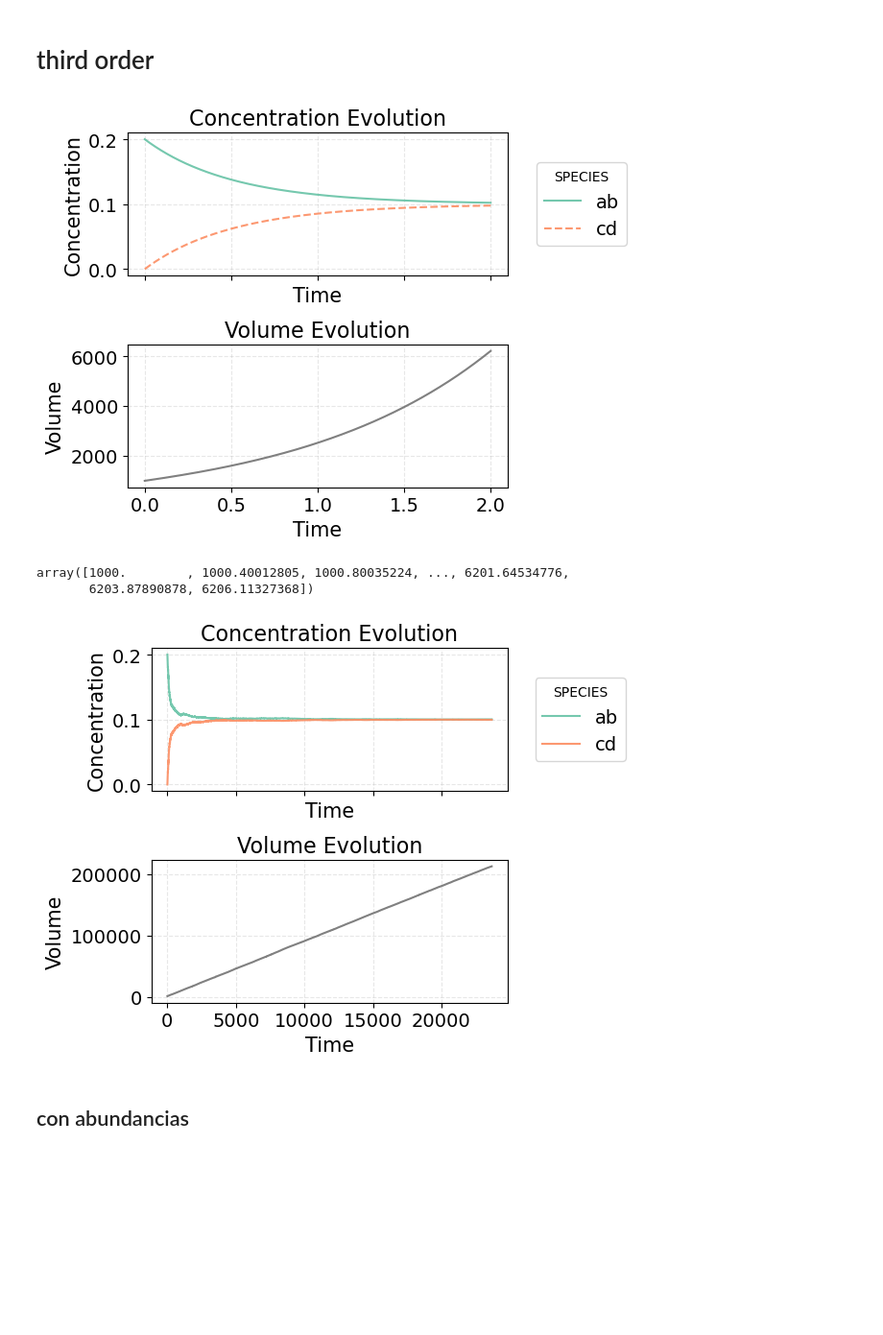
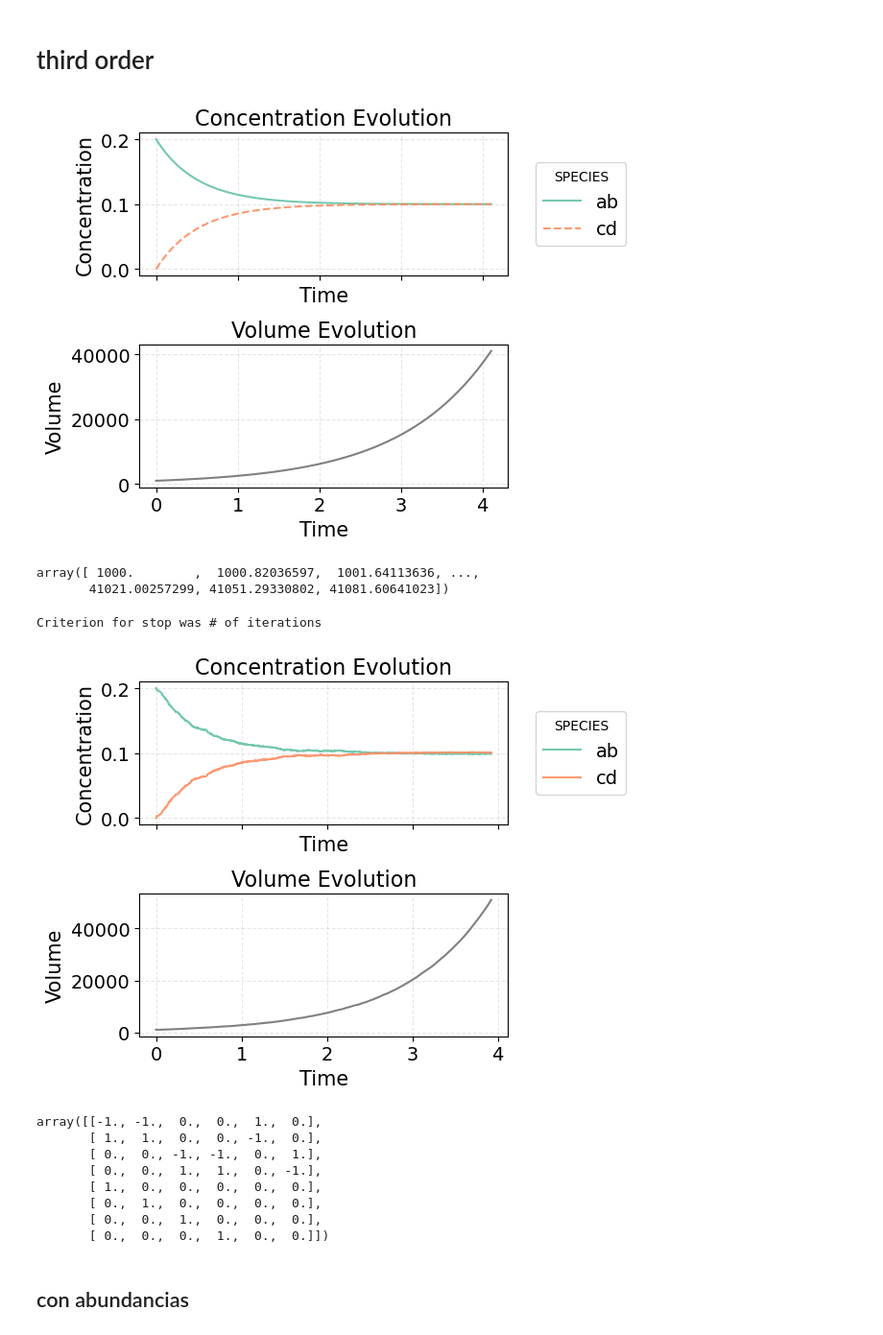
Before and after one commit to CAB-GCA/catalytic_world, a Jupyter notebook: third_order/odes.ipynb, the cells around one changed output. Shown at 96% size. Drawn from its saved outputs; the diff is of its cells as text; code cells hidden in the pictures; blank space fills up the shorter version.

```diff
--- a/third_order/odes.ipynb
+++ b/third_order/odes.ipynb
@@ -125,29 +125,39 @@ def odes_thirdorder(t, X):
     return [dVdt, dabdt, dcddt]
 
 
-t_span = (0, 2)
+t_span = (0, 4.1)
 y0 = [1000, 0.2, 0]
-sol = solve_ivp(odes_thirdorder, t_span, y0, t_eval=np.linspace(0, 2, 5000))
+sol = solve_ivp(odes_thirdorder, t_span, y0, t_eval=np.linspace(0, 4.1, 5000))
 
 plot_deterministic(sol.y[1:], sol.t, sol.y[0], ['ab', 'cd'])
 sol.y[0]
 # %% [output]
-[figure, old version]
+[figure, new version]
-array([1000.        , 1000.40012805, 1000.80035224, ..., 6201.64534776,
-       6203.87890878, 6206.11327368])
+array([ 1000.        ,  1000.82036597,  1001.64113636, ...,
+       41021.00257299, 41051.29330802, 41081.60641023])
 # %%
 abundancias, tiempos, volumenes = chemistry(method= "Protocell",
-                                            iterations= 1e5,
+                                            iterations= 1e4,
                                             file = "../examples/third_order.txt",
                                             initial_food= [1000] * 4 + [200] + [0],
-                                            k = [1] * 4,
+                                            k = [1,0,1,0],
                                             V = 1000
                                             )
 
 
 plot_gillespie(abundancias[:, 4:], tiempos, volumenes, ['ab', 'cd'])
+c_matrix(read_file("../examples/third_order.txt"), obtain_species(read_file("../examples/third_order.txt")), get_header("../examples/third_order.txt"))
 # %% [output]
+Criterion for stop was # of iterations
-[figure, old version]
+[figure, new version]
+array([[-1., -1.,  0.,  0.,  1.,  0.],
+       [ 1.,  1.,  0.,  0., -1.,  0.],
+       [ 0.,  0., -1., -1.,  0.,  1.],
+       [ 0.,  0.,  1.,  1.,  0., -1.],
+       [ 1.,  0.,  0.,  0.,  0.,  0.],
+       [ 0.,  1.,  0.,  0.,  0.,  0.],
+       [ 0.,  0.,  1.,  0.,  0.,  0.],
+       [ 0.,  0.,  0.,  1.,  0.,  0.]])
 # %% [markdown]
 ## con abundancias
 # %%
```
Also changed, not shown: parts of 2 cells of this notebook, 48 other files.
